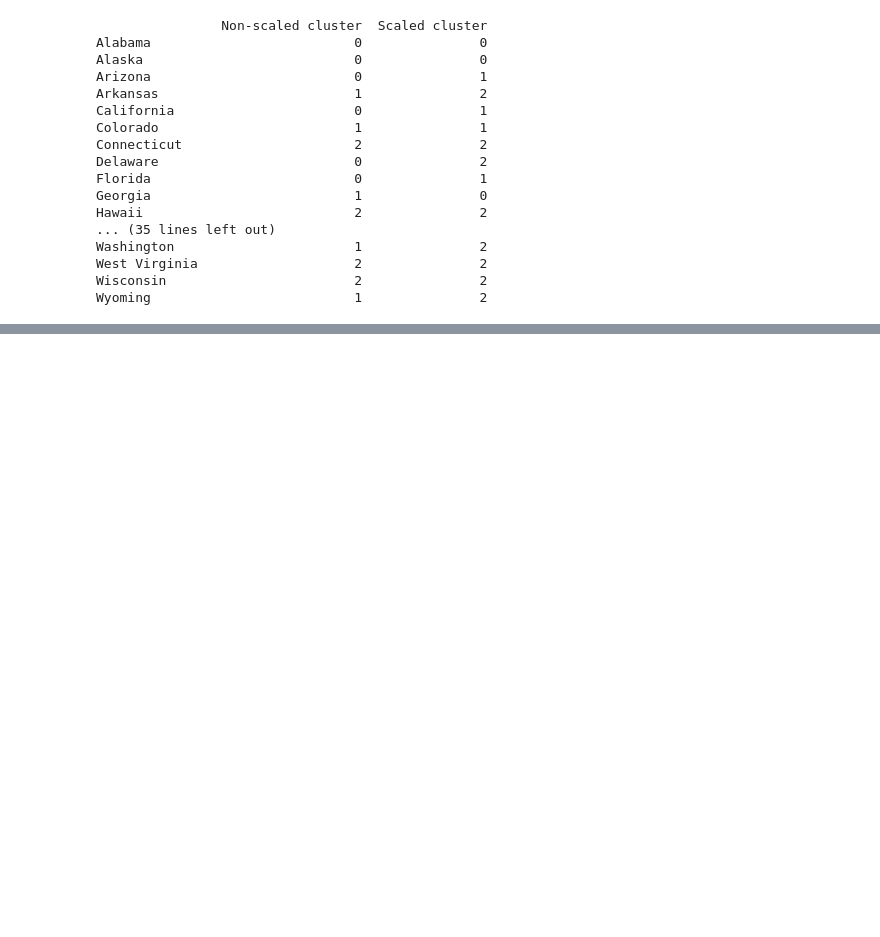
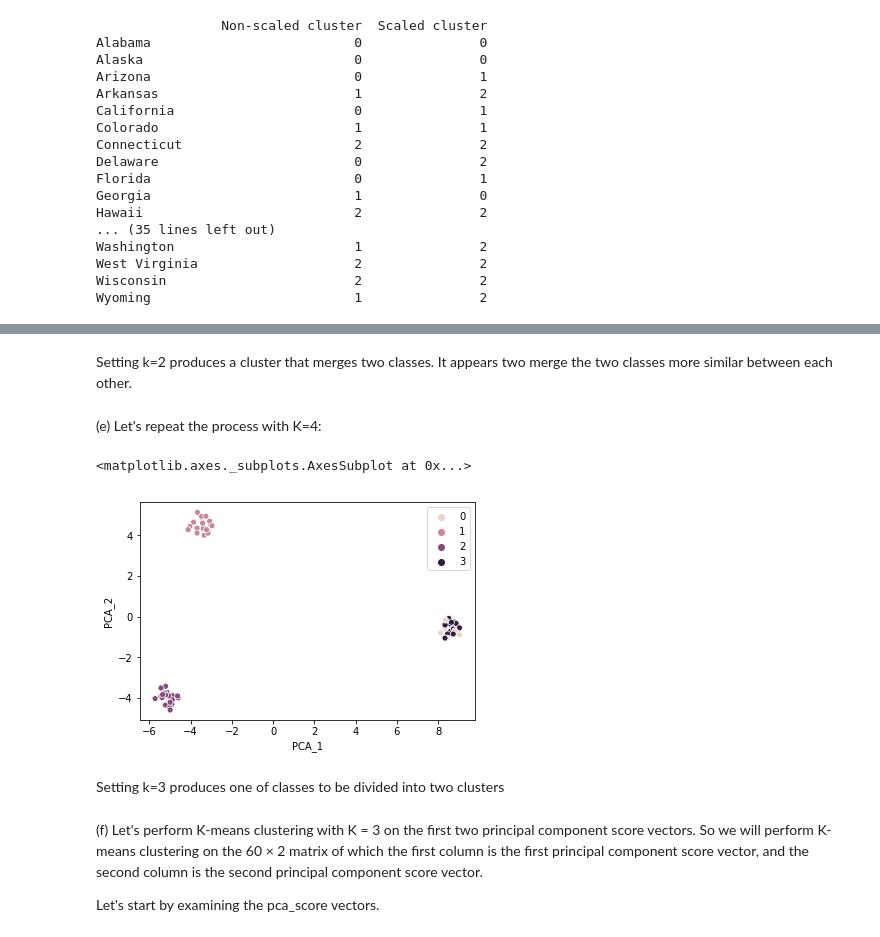
Before and after one commit to martinagvilas/intro_stat_learning, a Jupyter notebook: notebooks/ch10_exercises.ipynb, the cells around one changed output, grey strips where cells are left out. Drawn from its saved outputs; the diff is of its cells as text; code cells hidden in the pictures; blank space fills up the shorter version.

```diff
--- a/notebooks/ch10_exercises.ipynb
+++ b/notebooks/ch10_exercises.ipynb
@@ -212,0 +422,21 @@ Wyoming                          1               2
+# %% [markdown]
+Setting k=2 produces a cluster that merges two classes. It appears two merge the two classes more similar between each other.
+# %% [markdown]
+(e) Let's repeat the process with K=4:
+# %%
+# Compute k-means
+kmeans = KMeans(n_clusters=4, n_init=20)
+kmeans.fit(X_2)
+kmeans_labels = (kmeans.labels_).tolist()
+
+# Plot
+sns.scatterplot(pca_score_vectors_df_2.iloc[:,0], pca_score_vectors_df_2.iloc[:,1], hue=kmeans_labels)
+# %% [output]
+<matplotlib.axes._subplots.AxesSubplot at 0x...>
+[figure, added]
+# %% [markdown]
+Setting k=3 produces one of classes to be divided into two clusters
+# %% [markdown]
+(f) Let's perform K-means clustering with K = 3 on the first two principal component score vectors. So we will perform K-means clustering on the 60 × 2 matrix of which the first column is the first principal component score vector, and the second column is the second principal component score vector.
+
+Let's start by examining the pca_score vectors.
```
Also changed, not shown: parts of 47 cells of this notebook.
